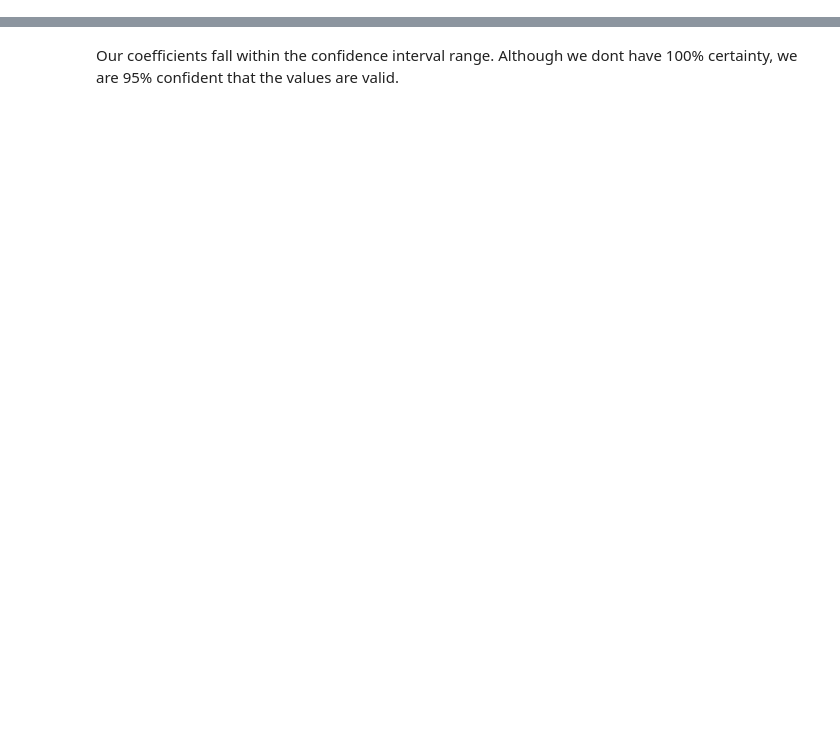
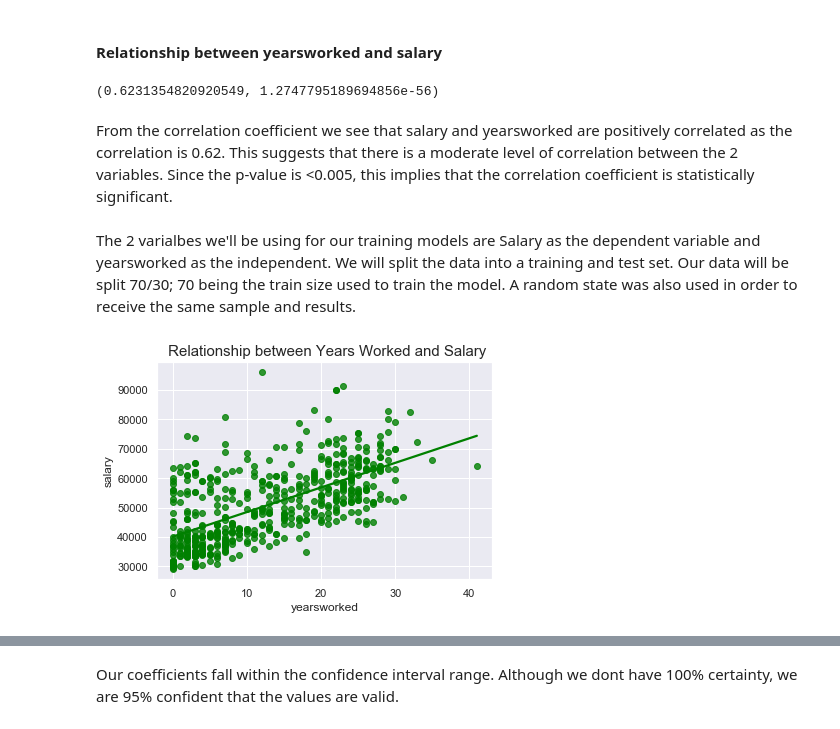
Before and after one commit to Sibusiso1995/Linear-Regression, a Jupyter notebook: linear_regression.ipynb, the cells around one changed output, grey strips where cells are left out. Saved outputs shown, nothing was run; the diff lists cells and outputs as text; code cells hidden in the pictures; blank space fills up the shorter version.

```diff
--- a/linear_regression.ipynb
+++ b/linear_regression.ipynb
@@ -177,0 +128,11 @@ lm = sm.OLS(y_train, x_train).fit()
+# %% [markdown]
+#### Relationship between yearsworked and salary
+# %%
+#data appropriate for linear regression
+stats.pearsonr(sal['yearsworked'], sal['salary'])
+# %% [output]
+(0.6231354820920549, 1.2747795189694856e-56)
+# %% [markdown]
+From the correlation coefficient we see that salary and yearsworked are positively correlated as the
+correlation is 0.62.
+This suggests that there is a moderate level of correlation between the 2 variables. Since the p-value is <0.005, this implies that the correlation coefficient is statistically significant.
@@ -177,0 +145,12 @@ lm = sm.OLS(y_train, x_train).fit()
+# %% [markdown]
+The 2 varialbes we'll be using for our training models are Salary as the dependent variable
+and yearsworked as the independent. We will split the data into a training and test set.
+Our data will be split 70/30; 70 being the train size used to train the model.
+A random state was also used in order to receive the same sample and results.
+# %%
+#plotting scatter plot
+sns.regplot(x='yearsworked', y='salary', color='green', data= sal, ci= None)
+plt.title(" Relationship between Years Worked and Salary", fontsize= 15)
+plt.show()
+# %% [output]
+[figure, added]
```
Also changed, not shown: parts of 76 cells of this notebook.
